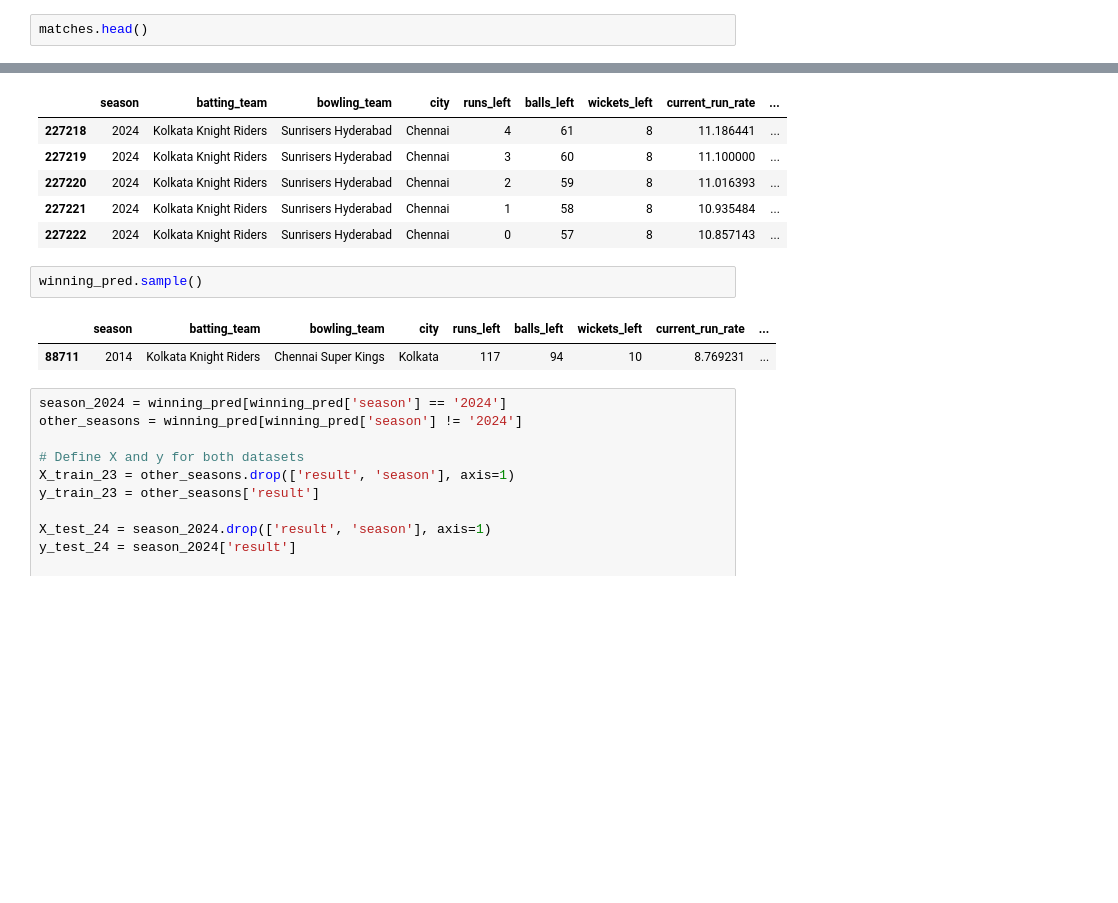
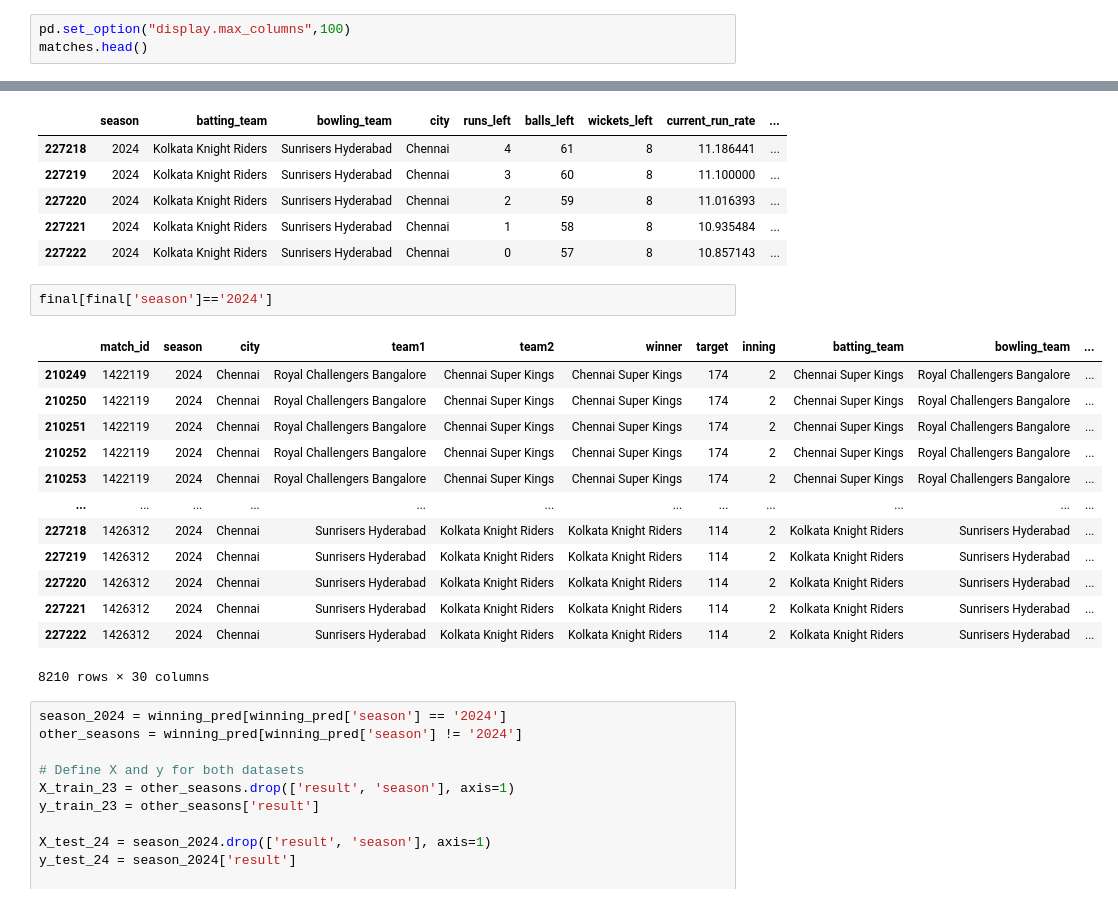
Before and after one commit to kaumil-mg/Code-Basics-Challenge, a Jupyter notebook: SteamLit Projects/IPL/ipl-data-analysis-2025-winner-prediction-model.ipynb, the cells around one changed output, grey strips where cells are left out. Cells and saved outputs as stored; diff of their text form; blank space fills up the shorter version.

```diff
--- a/SteamLit Projects/IPL/ipl-data-analysis-2025-winner-prediction-model.ipynb
+++ b/SteamLit Projects/IPL/ipl-data-analysis-2025-winner-prediction-model.ipynb
@@ -16,6 +16,7 @@ Matches shape: (1095, 20)
 # %% [markdown]
 # **IPL 2008 - 2024 Data Analysis**
 # %%
+pd.set_option("display.max_columns",100)
 matches.head()
 # %% [output]
 |  | id | season | city | date | match_type | player_of_match | venue | team1 | team2 | ... |
@@ -1213,10 +1200,21 @@ winning_pred.tail()
 | 227221 | 2024 | Kolkata Knight Riders | Sunrisers Hyderabad | Chennai | 1 | 58 | 8 | 10.935484 | ... |
 | 227222 | 2024 | Kolkata Knight Riders | Sunrisers Hyderabad | Chennai | 0 | 57 | 8 | 10.857143 | ... |
 # %%
-winning_pred.sample()
+final[final['season']=='2024']
 # %% [output]
-|  | season | batting_team | bowling_team | city | runs_left | balls_left | wickets_left | current_run_rate | ... |
-| 88711 | 2014 | Kolkata Knight Riders | Chennai Super Kings | Kolkata | 117 | 94 | 10 | 8.769231 | ... |
+|  | match_id | season | city | team1 | team2 | winner | target | inning | batting_team | bowling_team | ... |
+| 210249 | 1422119 | 2024 | Chennai | Royal Challengers Bangalore | Chennai Super Kings | Chennai Super Kings | 174 | 2 | Chennai Super Kings | Royal Challengers Bangalore | ... |
+| 210250 | 1422119 | 2024 | Chennai | Royal Challengers Bangalore | Chennai Super Kings | Chennai Super Kings | 174 | 2 | Chennai Super Kings | Royal Challengers Bangalore | ... |
+| 210251 | 1422119 | 2024 | Chennai | Royal Challengers Bangalore | Chennai Super Kings | Chennai Super Kings | 174 | 2 | Chennai Super Kings | Royal Challengers Bangalore | ... |
+| 210252 | 1422119 | 2024 | Chennai | Royal Challengers Bangalore | Chennai Super Kings | Chennai Super Kings | 174 | 2 | Chennai Super Kings | Royal Challengers Bangalore | ... |
+| 210253 | 1422119 | 2024 | Chennai | Royal Challengers Bangalore | Chennai Super Kings | Chennai Super Kings | 174 | 2 | Chennai Super Kings | Royal Challengers Bangalore | ... |
+| ... | ... | ... | ... | ... | ... | ... | ... | ... | ... | ... | ... |
+| 227218 | 1426312 | 2024 | Chennai | Sunrisers Hyderabad | Kolkata Knight Riders | Kolkata Knight Riders | 114 | 2 | Kolkata Knight Riders | Sunrisers Hyderabad | ... |
+| 227219 | 1426312 | 2024 | Chennai | Sunrisers Hyderabad | Kolkata Knight Riders | Kolkata Knight Riders | 114 | 2 | Kolkata Knight Riders | Sunrisers Hyderabad | ... |
+| 227220 | 1426312 | 2024 | Chennai | Sunrisers Hyderabad | Kolkata Knight Riders | Kolkata Knight Riders | 114 | 2 | Kolkata Knight Riders | Sunrisers Hyderabad | ... |
+| 227221 | 1426312 | 2024 | Chennai | Sunrisers Hyderabad | Kolkata Knight Riders | Kolkata Knight Riders | 114 | 2 | Kolkata Knight Riders | Sunrisers Hyderabad | ... |
+| 227222 | 1426312 | 2024 | Chennai | Sunrisers Hyderabad | Kolkata Knight Riders | Kolkata Knight Riders | 114 | 2 | Kolkata Knight Riders | Sunrisers Hyderabad | ... |
+8210 rows × 30 columns
 # %%
 season_2024 = winning_pred[winning_pred['season'] == '2024']
 other_seasons = winning_pred[winning_pred['season'] != '2024']
```
Also changed, not shown: parts of 17 cells of this notebook, 1 other file.
